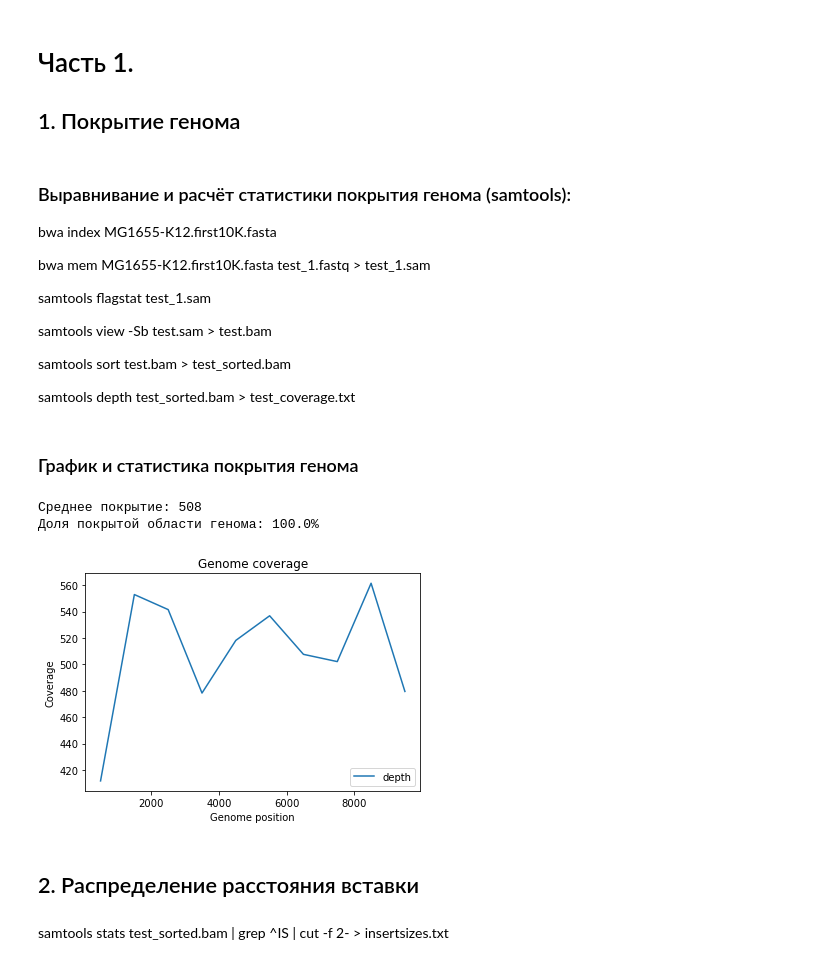
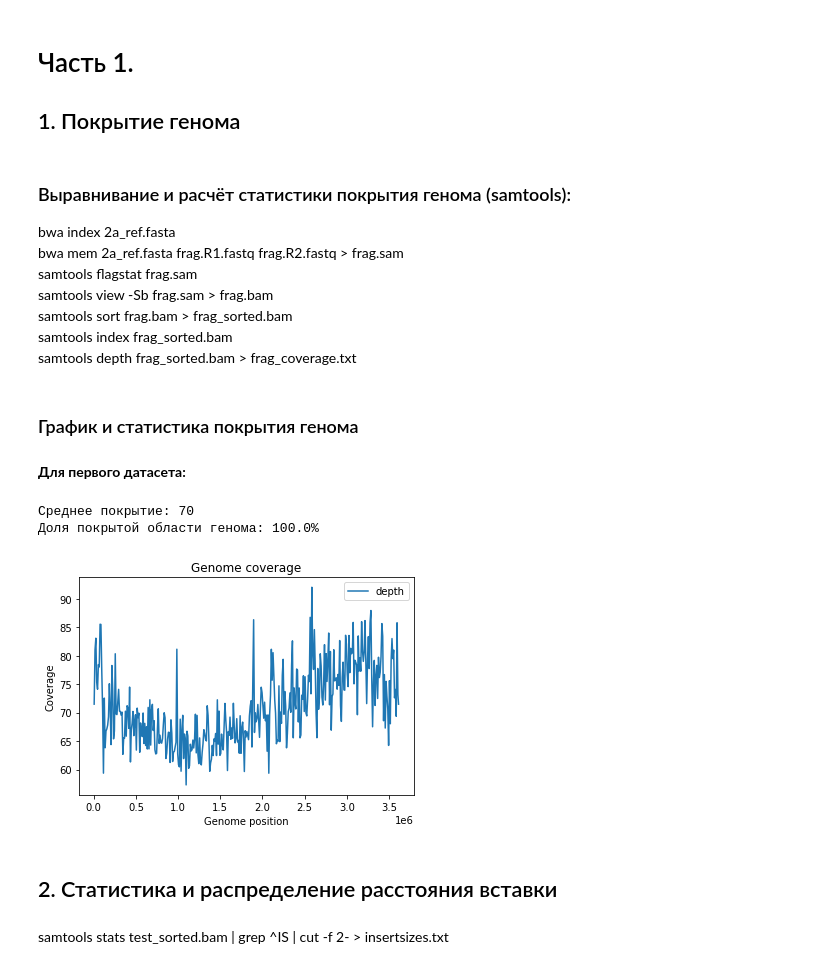
Before and after one commit to vkpankov/BioInfML, a Jupyter notebook: NGS/HW2.ipynb, the cells around one changed output. Drawn from its saved outputs; the diff is of its cells as text; code cells hidden in the pictures.

```diff
--- a/NGS/HW2.ipynb
+++ b/NGS/HW2.ipynb
@@ -6,17 +6,13 @@
 # %% [markdown]
 ### Выравнивание и расчёт статистики покрытия генома (samtools):
 
-bwa index MG1655-K12.first10K.fasta
-
-bwa mem MG1655-K12.first10K.fasta test_1.fastq > test_1.sam
-
-samtools flagstat test_1.sam
-
-samtools view -Sb test.sam > test.bam
-
-samtools sort test.bam > test_sorted.bam
-
-samtools depth test_sorted.bam > test_coverage.txt
+bwa index 2a_ref.fasta
+bwa mem 2a_ref.fasta frag.R1.fastq frag.R2.fastq > frag.sam
+samtools flagstat frag.sam
+samtools view -Sb frag.sam > frag.bam
+samtools sort frag.bam > frag_sorted.bam
+samtools index frag_sorted.bam
+samtools depth frag_sorted.bam > frag_coverage.txt
 # %% [markdown]
 ### График и статистика покрытия генома
 # %%
@@ -36,14 +32,16 @@ def plotGenomeCoverage(fileName, avgWindow):
 
     print(f"Среднее покрытие: {int(df.depth.mean())}")
     print(f"Доля покрытой области генома: {df.depth[df.depth>0].count()/len(df)*100}%")
-
-plotGenomeCoverage("data/HW2/test/test_coverage.txt", 1000)
-# %% [output]
-Среднее покрытие: 508
-Доля покрытой области генома: 100.0%
-[figure, removed]
+# %% [markdown]
+**Для первого датасета:**
+# %%
+plotGenomeCoverage("data/HW2/test/frag_coverage.txt", 10000)
+# %% [output]
+Среднее покрытие: 70
+Доля покрытой области генома: 100.0%
+[figure, added]
 # %% [markdown]
-## 2. Распределение расстояния вставки
+## 2. Статистика и распределение расстояния вставки
 # %% [markdown]
  samtools stats test_sorted.bam | grep ^IS | cut -f 2- > insertsizes.txt
 # %%
```
Also changed, not shown: parts of 19 cells of this notebook.
